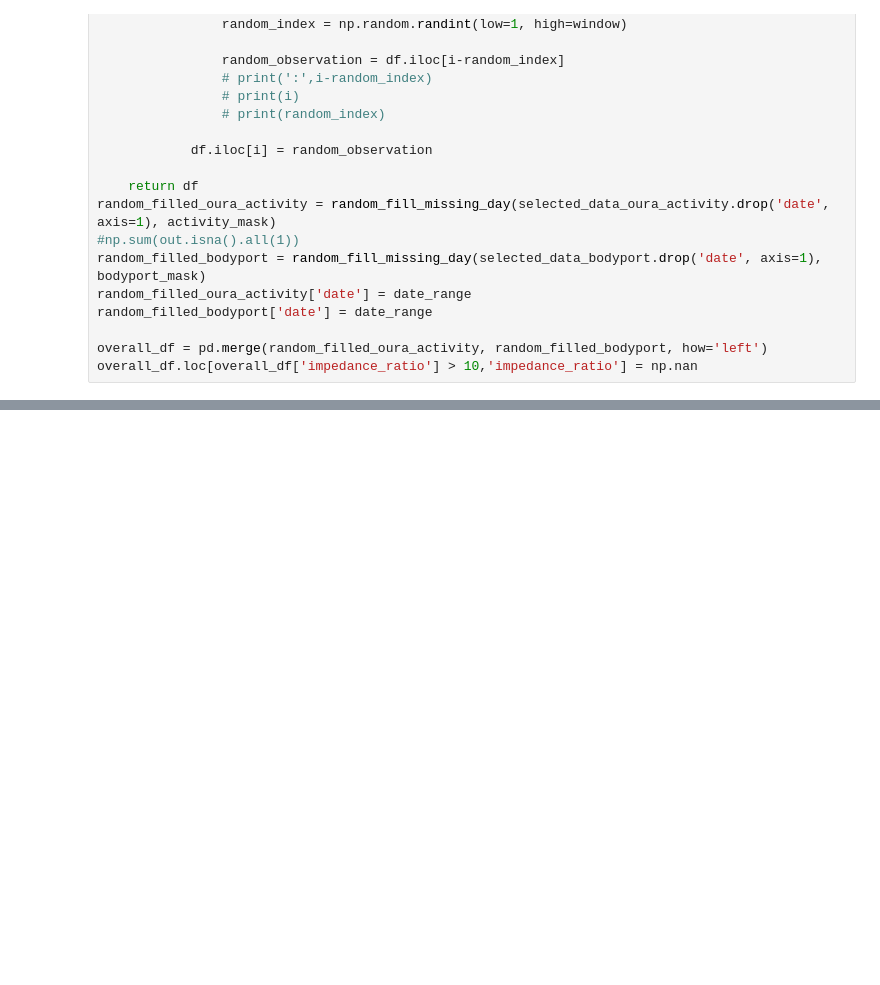
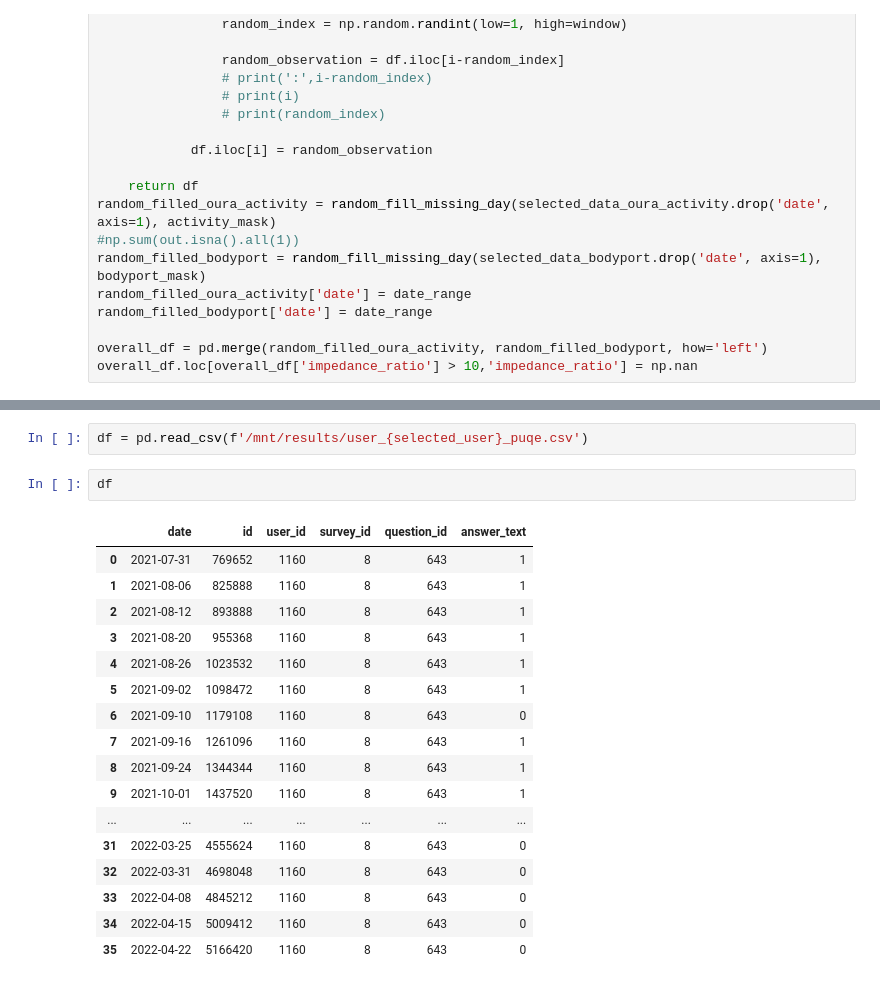
Before and after one commit to 7hestral/Rui-s_BUMP_code_dump, a Jupyter notebook: impute_before_merge.ipynb, the cells around one changed output, grey strips where cells are left out. Saved outputs shown, nothing was run; the diff lists cells and outputs as text; blank space fills up the shorter version.

```diff
--- a/impute_before_merge.ipynb
+++ b/impute_before_merge.ipynb
@@ -154,0 +282,22 @@ overall_df_without_date.to_csv('/mnt/results/user_72_activity_bodyport_rand_fill
+# %%
+df = pd.read_csv(f'/mnt/results/user_{selected_user}_puqe.csv')
+# %%
+df
+# %% [output]
+|  | date | id | user_id | survey_id | question_id | answer_text |
+| 0 | 2021-07-31 | 769652 | 1160 | 8 | 643 | 1 |
+| 1 | 2021-08-06 | 825888 | 1160 | 8 | 643 | 1 |
+| 2 | 2021-08-12 | 893888 | 1160 | 8 | 643 | 1 |
+| 3 | 2021-08-20 | 955368 | 1160 | 8 | 643 | 1 |
+| 4 | 2021-08-26 | 1023532 | 1160 | 8 | 643 | 1 |
+| 5 | 2021-09-02 | 1098472 | 1160 | 8 | 643 | 1 |
+| 6 | 2021-09-10 | 1179108 | 1160 | 8 | 643 | 0 |
+| 7 | 2021-09-16 | 1261096 | 1160 | 8 | 643 | 1 |
+| 8 | 2021-09-24 | 1344344 | 1160 | 8 | 643 | 1 |
+| 9 | 2021-10-01 | 1437520 | 1160 | 8 | 643 | 1 |
+| ... | ... | ... | ... | ... | ... | ... |
+| 31 | 2022-03-25 | 4555624 | 1160 | 8 | 643 | 0 |
+| 32 | 2022-03-31 | 4698048 | 1160 | 8 | 643 | 0 |
+| 33 | 2022-04-08 | 4845212 | 1160 | 8 | 643 | 0 |
+| 34 | 2022-04-15 | 5009412 | 1160 | 8 | 643 | 0 |
+| 35 | 2022-04-22 | 5166420 | 1160 | 8 | 643 | 0 |
```
Also changed, not shown: parts of 18 cells of this notebook, 2 other files.
